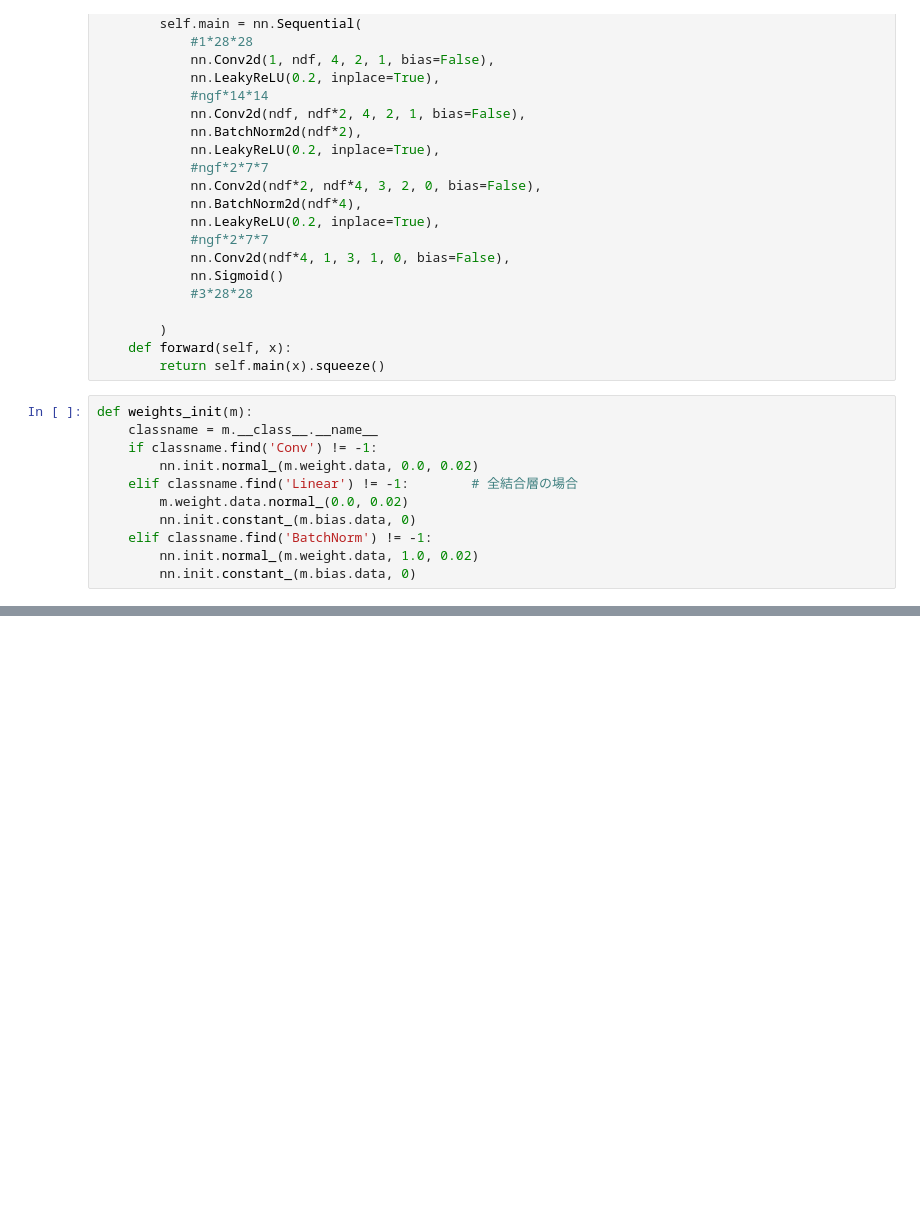
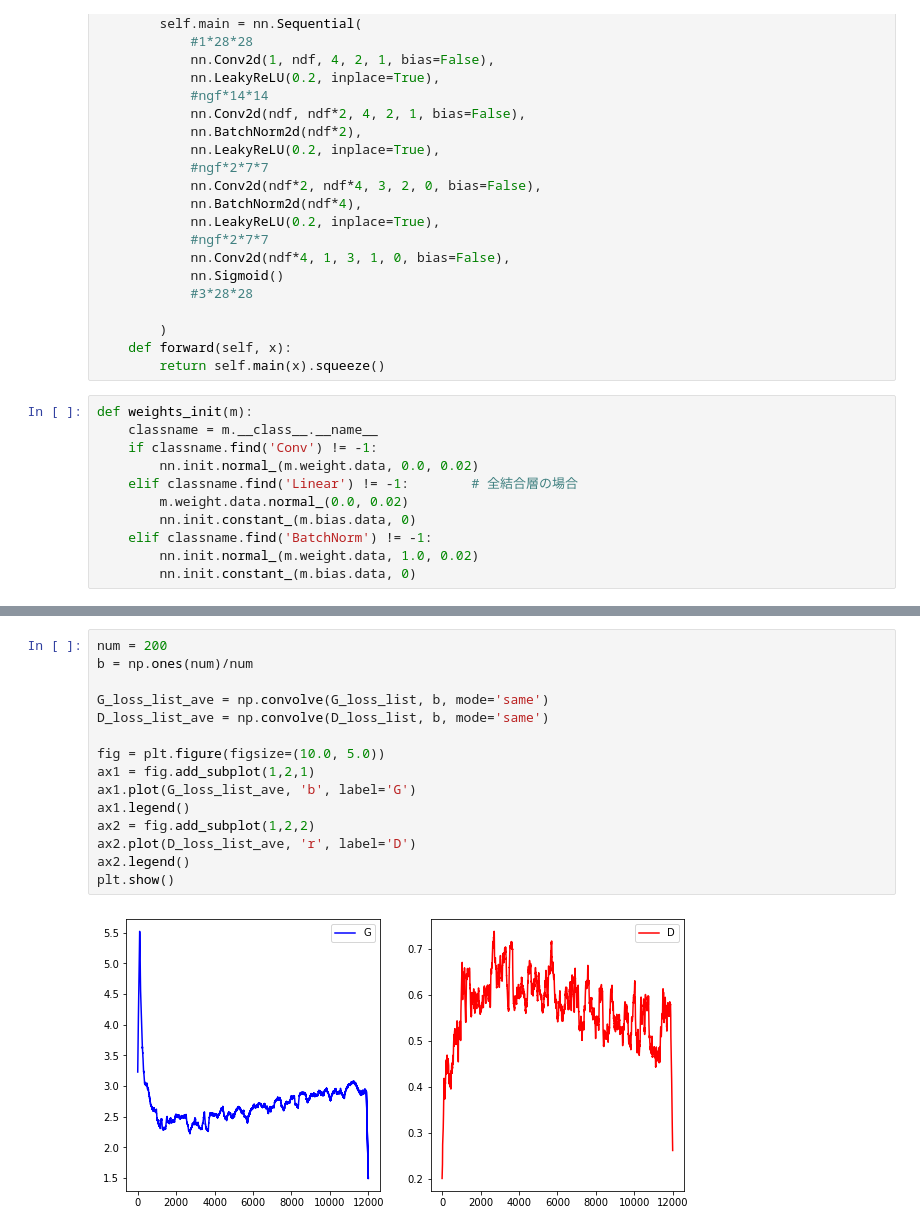
Before and after one commit to kiyalab-tmu/2021-sem1-rinko, a Jupyter notebook: mikisanmktn/chapter06_4.ipynb, the cells around one changed output, grey strips where cells are left out. Saved outputs shown, nothing was run; the diff lists cells and outputs as text; blank space fills up the shorter version.

```diff
--- a/mikisanmktn/chapter06_4.ipynb
+++ b/mikisanmktn/chapter06_4.ipynb
@@ -217,0 +218,17 @@ for i, img in enumerate(img.squeeze().cpu().detach().numpy()):
+# %%
+num = 200
+b = np.ones(num)/num
+
+G_loss_list_ave = np.convolve(G_loss_list, b, mode='same')
+D_loss_list_ave = np.convolve(D_loss_list, b, mode='same')
+
+fig = plt.figure(figsize=(10.0, 5.0))
+ax1 = fig.add_subplot(1,2,1)
+ax1.plot(G_loss_list_ave, 'b', label='G')
+ax1.legend()
+ax2 = fig.add_subplot(1,2,2)
+ax2.plot(D_loss_list_ave, 'r', label='D')
+ax2.legend()
+plt.show()
+# %% [output]
+[figure, added]
```
Also changed, not shown: parts of 2 cells of this notebook, 1 other file.
